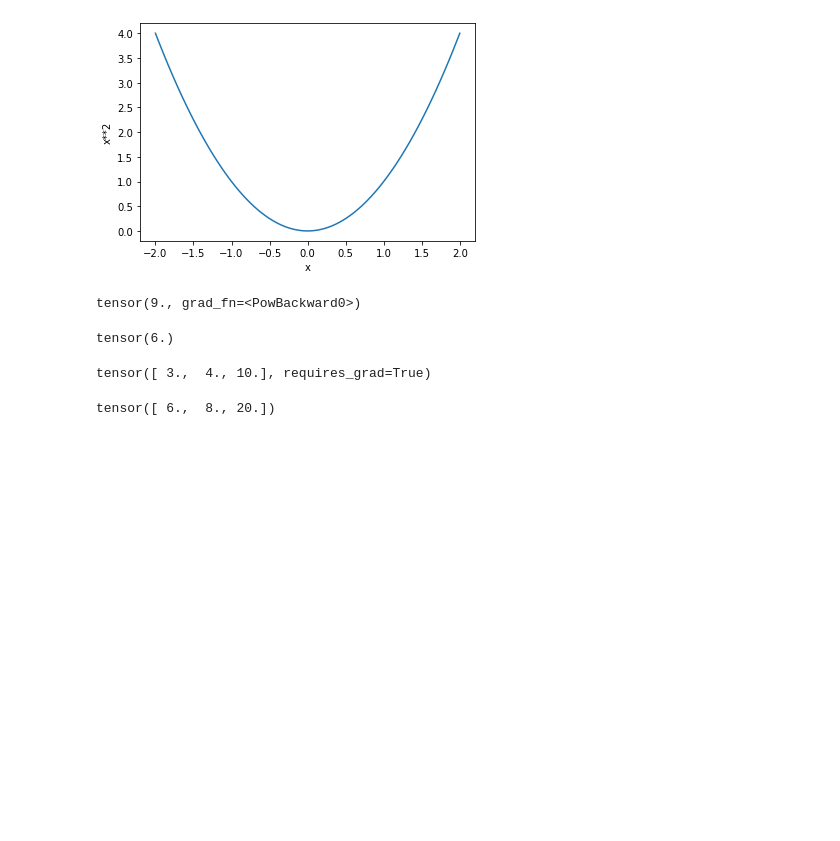
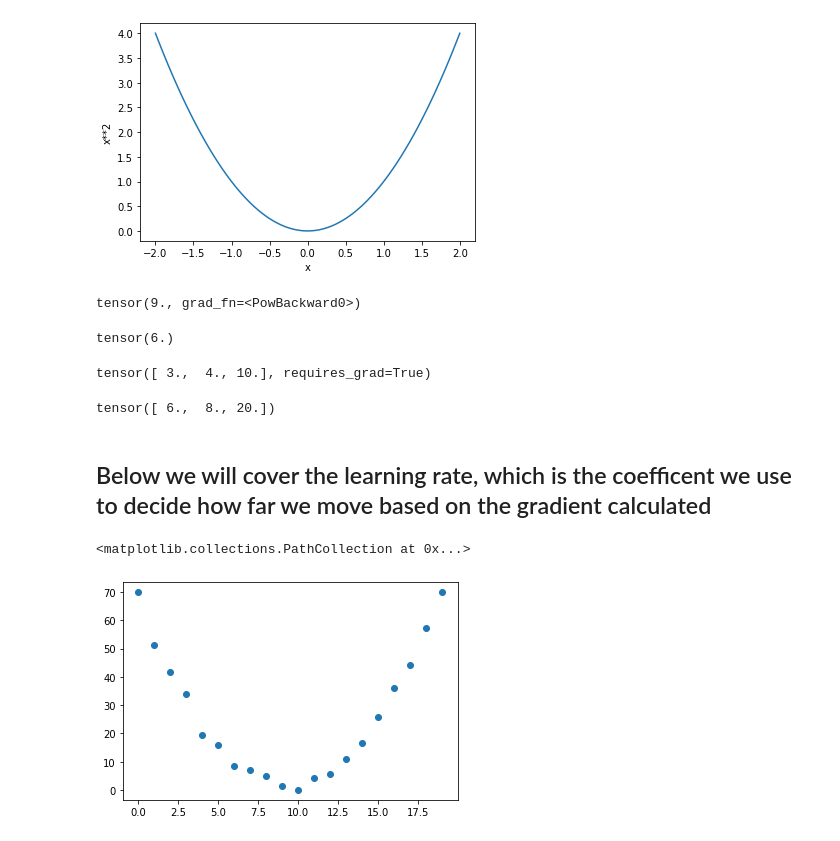
Before and after one commit to steimel60/ML, a Jupyter notebook: DeepLearning/ThreeOrSeven.ipynb, the cells around one changed output. Cells and saved outputs as stored; diff of their text form; code cells hidden in the pictures; blank space fills up the shorter version.

Commit message:
Learning rate and Loss Function

```diff
--- a/DeepLearning/ThreeOrSeven.ipynb
+++ b/DeepLearning/ThreeOrSeven.ipynb
@@ -216,3 +216,13 @@ yt.backward()
 xt.grad
 # %% [output]
 tensor([ 6.,  8., 20.])
+# %% [markdown]
+## Below we will cover the learning rate, which is the coefficent we use to decide how far we move based on the gradient calculated
+# %%
+#Get some data
+time = torch.arange(0,20).float()
+speed = torch.randn(20)*3 + .75*(time-9.5)**2 + 1
+plt.scatter(time, speed)
+# %% [output]
+<matplotlib.collections.PathCollection at 0x...>
+[figure, added]
```
Also changed, not shown: parts of 22 cells of this notebook.
